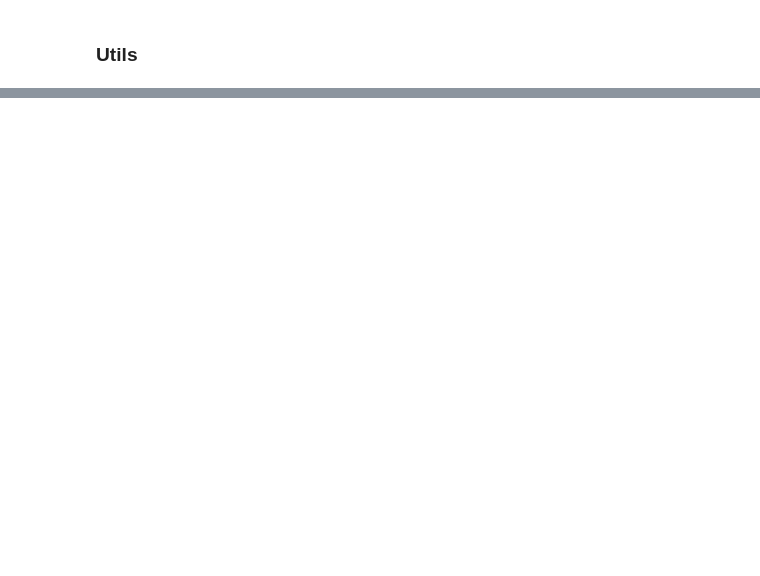
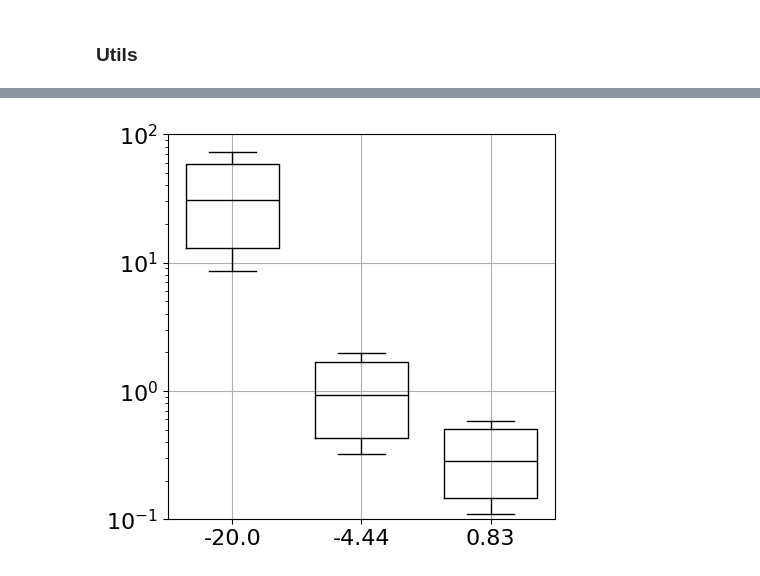
Before and after one commit to Digiratory/visualization-toolkit, a Jupyter notebook: examples/boxplolts.ipynb, the cells around one changed output, grey strips where cells are left out. Drawn from its saved outputs; the diff is of its cells as text; code cells hidden in the pictures; blank space fills up the shorter version.

```diff
--- a/examples/boxplolts.ipynb
+++ b/examples/boxplolts.ipynb
@@ -109,6 +109,11 @@ styles = {
     "MA-2": boxprops_filled(facecolor="white"),
     "MA-5": boxprops_filled_hatched(hatch="||"),
 }
+# %%
+boxplot(mse_df, "snr", "mse", styles=styles, y_limits=((10 ** (-1), 10 ** (2)),), fig_size=(5, 5), medianprops={"color": "black", "linewidth": 1})
+plt.show()
+# %% [output]
+[figure, added]
 # %%
 boxplot(mse_df, "snr", "mse", "label", styles=styles, y_limits=((10 ** (-1), 10 ** (2)),), fig_size=(8, 10))
 plt.show()
```
Also changed, not shown: parts of 13 cells of this notebook, 4 other files.
